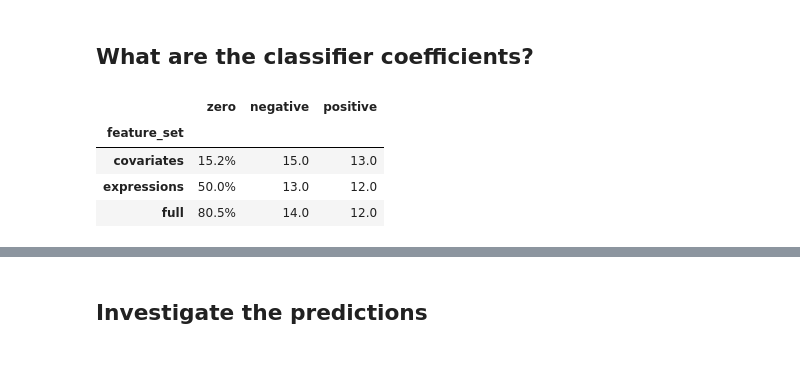
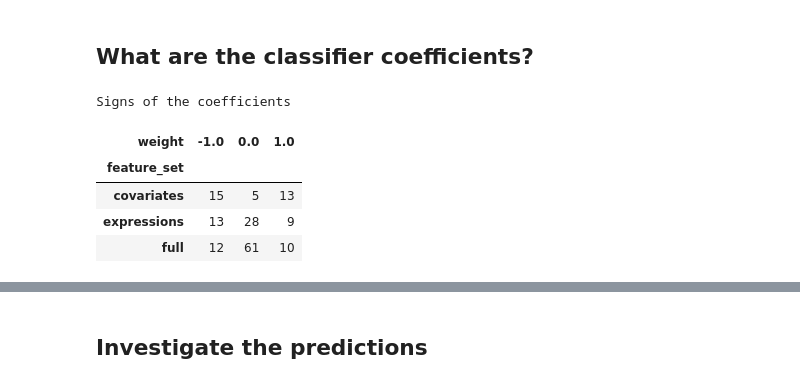
Before and after one commit to patrick-miller/machine-learning, a Jupyter notebook: 2.TCGA-MLexample-covariates.ipynb, the cells around one changed output, grey strips where cells are left out. Drawn from its saved outputs; the diff is of its cells as text; code cells hidden in the pictures.

```diff
--- a/2.TCGA-MLexample-covariates.ipynb
+++ b/2.TCGA-MLexample-covariates.ipynb
@@ -299,18 +299,16 @@ coef_df = pd.concat([
     get_model_coefficients(classifier, model, covariates.columns)
     for model, classifier in final_classifiers.items()
 ])
-# %%
-def zero(w): return '{:.1%}'.format(np.mean(w == 0))
-def negative(w): return '{:,}'.format(np.sum(w < 0))
-def positive(w): return '{:,}'.format(np.sum(w > 0))
-
-coef_df.groupby('feature_set')['weight'].agg([zero, negative, positive])
-# %% [output]
-|  | zero | negative | positive |
-| feature_set |  |  |  |
-| covariates | 15.2% | 15.0 | 13.0 |
-| expressions | 50.0% | 13.0 | 12.0 |
-| full | 80.5% | 14.0 | 12.0 |
+# %%
+print('Signs of the coefficients')
+pd.crosstab(coef_df.feature_set, np.sign(coef_df.weight))
+# %% [output]
+Signs of the coefficients
+| weight | -1.0 | 0.0 | 1.0 |
+| feature_set |  |  |  |
+| covariates | 15 | 5 | 13 |
+| expressions | 13 | 28 | 9 |
+| full | 12 | 61 | 10 |
 # %%
 model = 'full'
 model_coef_df = coef_df[coef_df['feature_set'] == model]
```
Also changed, not shown: parts of 11 cells of this notebook, 1 other file.
